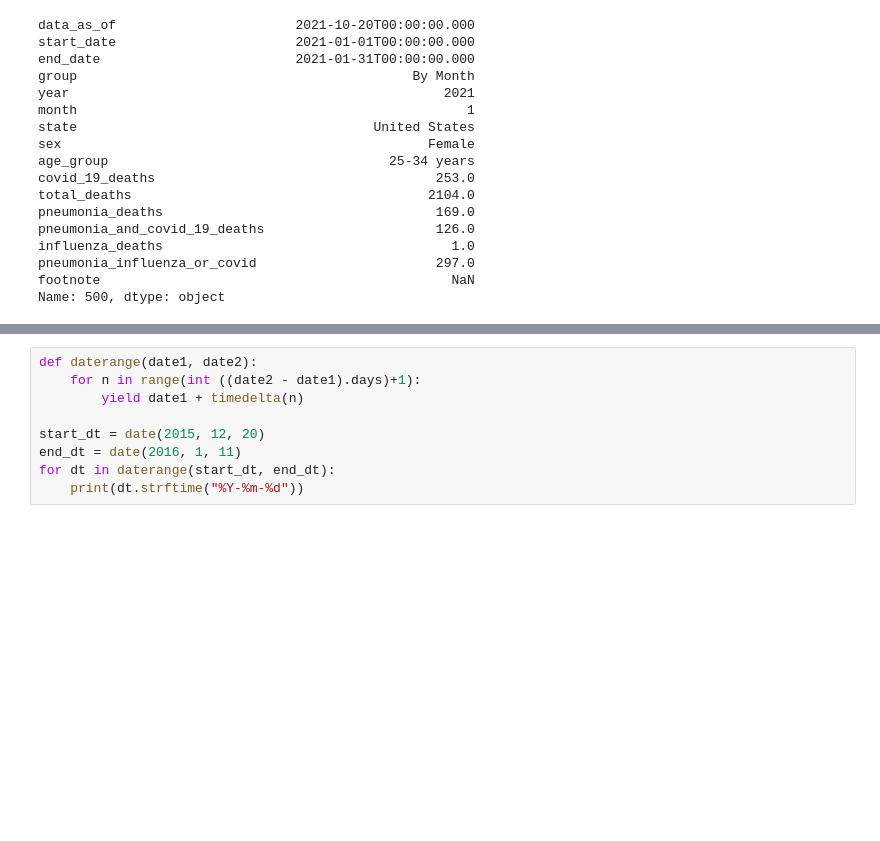
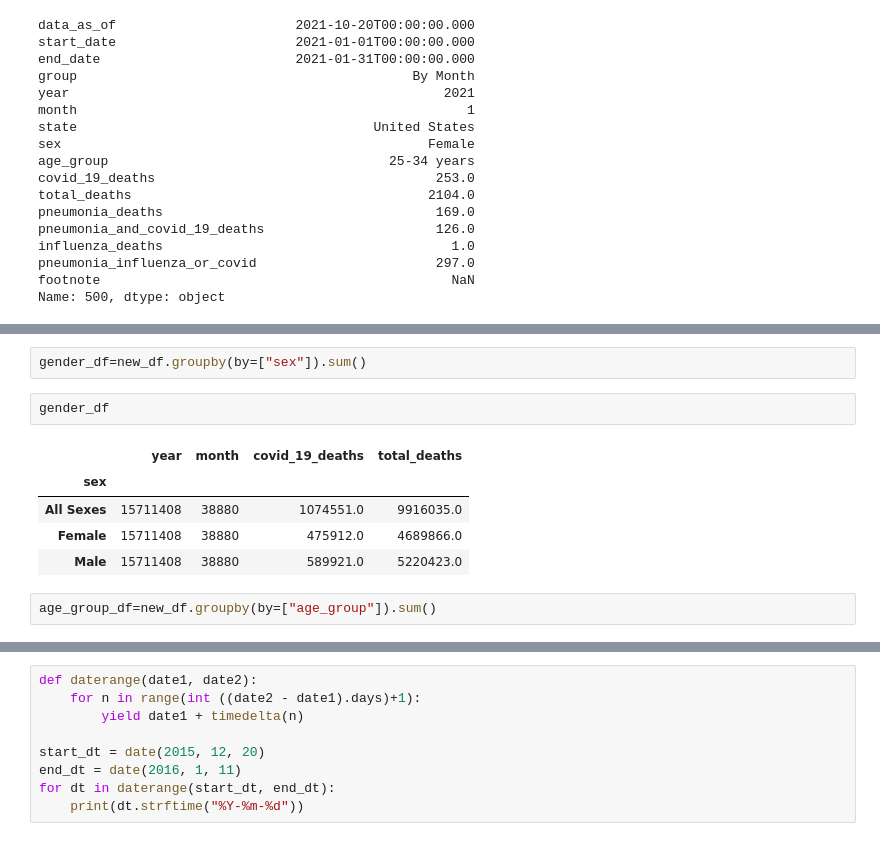
Before and after one commit to AlexanderLorin/Project-1-MKFG, a Jupyter notebook: Binning_Covid_file1.ipynb, the cells around one changed output, grey strips where cells are left out. Saved outputs shown, nothing was run; the diff lists cells and outputs as text; blank space fills up the shorter version.

```diff
--- a/Binning_Covid_file1.ipynb
+++ b/Binning_Covid_file1.ipynb
@@ -155,0 +244,12 @@ Name: 500, dtype: object
+# %%
+gender_df=new_df.groupby(by=["sex"]).sum()
+# %%
+gender_df
+# %% [output]
+|  | year | month | covid_19_deaths | total_deaths |
+| sex |  |  |  |  |
+| All Sexes | 15711408 | 38880 | 1074551.0 | 9916035.0 |
+| Female | 15711408 | 38880 | 475912.0 | 4689866.0 |
+| Male | 15711408 | 38880 | 589921.0 | 5220423.0 |
+# %%
+age_group_df=new_df.groupby(by=["age_group"]).sum()
```
Also changed, not shown: parts of 16 cells of this notebook.
